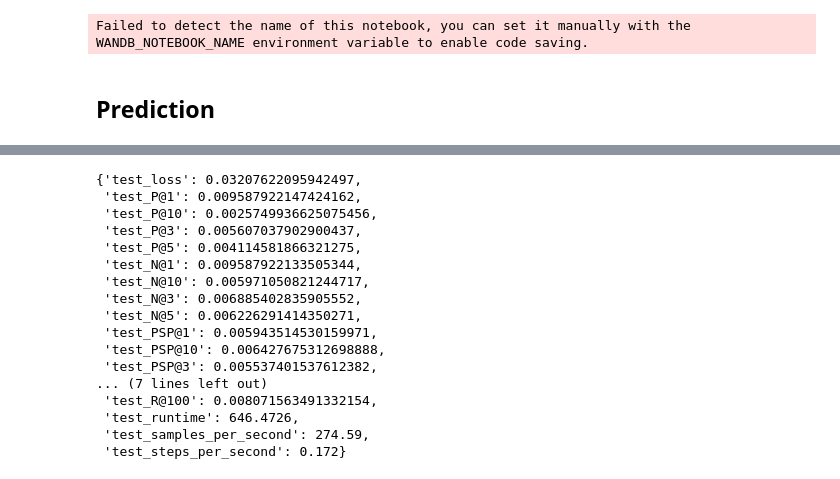
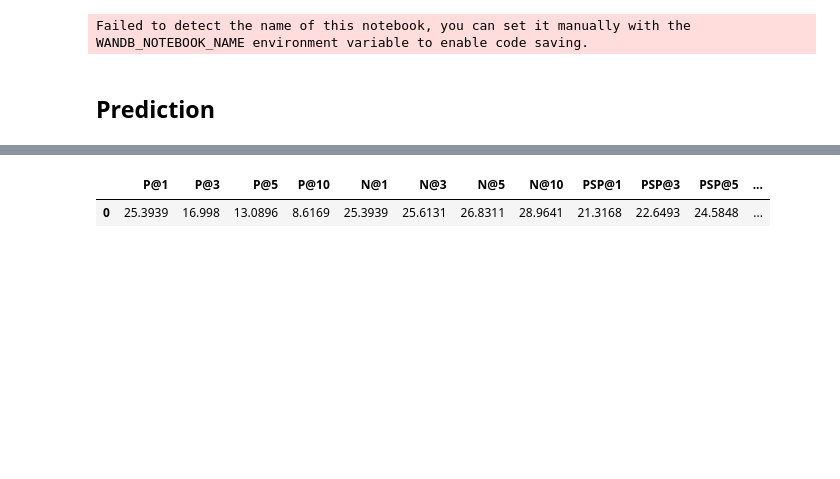
Before and after one commit to suchith720/xc_nlg, a Jupyter notebook: nbs/64-ngame-ep-for-wikiseealso-with-entropy-loss.ipynb, the cells around one changed output, grey strips where cells are left out. Saved outputs shown, nothing was run; the diff lists cells and outputs as text; code cells hidden in the pictures; blank space fills up the shorter version.

```diff
--- a/nbs/64-ngame-ep-for-wikiseealso-with-entropy-loss.ipynb
+++ b/nbs/64-ngame-ep-for-wikiseealso-with-entropy-loss.ipynb
@@ -130,5 +128,5 @@ mname = f'{output_dir}/{os.path.basename(get_best_model(output_dir))}'
 # %%
 bsz = max(args.per_device_train_batch_size, args.per_device_eval_batch_size)*torch.cuda.device_count()
 
-model = DBT009.from_pretrained(mname, bsz=bsz, tn_targ=5000, margin=0.3, tau=0.1, n_negatives=5,
-                               apply_softmax=True)
+model = DBT012.from_pretrained('sentence-transformers/msmarco-distilbert-base-v4', margin=0.01, tau=10,
+                               n_negatives=10, apply_softmax=True, use_encoder_parallel=True)
@@ -134,0 +136,10 @@ model = DBT009.from_pretrained(mname, bsz=bsz, tn_targ=5000, margin=0.3, tau=0.1
+# %%
+from safetensors import safe_open
+
+model_weight_file = f'{mname}/model.safetensors'
+
+model_weights = {}
+with safe_open(model_weight_file, framework="pt") as file:
+    for k in file.keys(): model_weights[k] = file.get_tensor(k)
+# %%
+model.load_state_dict(model_weights, strict=False)
@@ -135,3 +151,6 @@ model = DBT009.from_pretrained(mname, bsz=bsz, tn_targ=5000, margin=0.3, tau=0.1
+# %%
+metric = PrecRecl(block.n_lbl, block.train.data_lbl_filterer, prop=block.train.dset.data.data_lbl,
+                  pk=10, rk=200, rep_pk=[1, 3, 5, 10], rep_rk=[10, 100, 200])
 # %%
 learn = XCLearner(
     model=model,
@@ -146,22 +169,7 @@ o = learn.predict(block.test.dset)
 # %% [output]
 [interactive output not drawn]
 # %%
-o.metrics
+display_metric(o.metrics)
 # %% [output]
-{'test_loss': 0.03207622095942497,
- 'test_P@1': 0.009587922147424162,
- 'test_P@10': 0.0025749936625075456,
- 'test_P@3': 0.005607037902900437,
- 'test_P@5': 0.004114581866321275,
- 'test_N@1': 0.009587922133505344,
- 'test_N@10': 0.005971050821244717,
- 'test_N@3': 0.006885402835905552,
- 'test_N@5': 0.006226291414350271,
- 'test_PSP@1': 0.005943514530159971,
- 'test_PSP@10': 0.006427675312698888,
- 'test_PSP@3': 0.005537401537612382,
-... (7 lines left out)
- 'test_R@100': 0.008071563491332154,
- 'test_runtime': 646.4726,
- 'test_samples_per_second': 274.59,
- 'test_steps_per_second': 0.172}
+|  | P@1 | P@3 | P@5 | P@10 | N@1 | N@3 | N@5 | N@10 | PSP@1 | PSP@3 | PSP@5 | ... |
+| 0 | 25.3939 | 16.998 | 13.0896 | 8.6169 | 25.3939 | 25.6131 | 26.8311 | 28.9641 | 21.3168 | 22.6493 | 24.5848 | ... |
```
Also changed, not shown: parts of 36 cells of this notebook, 18 other files.
